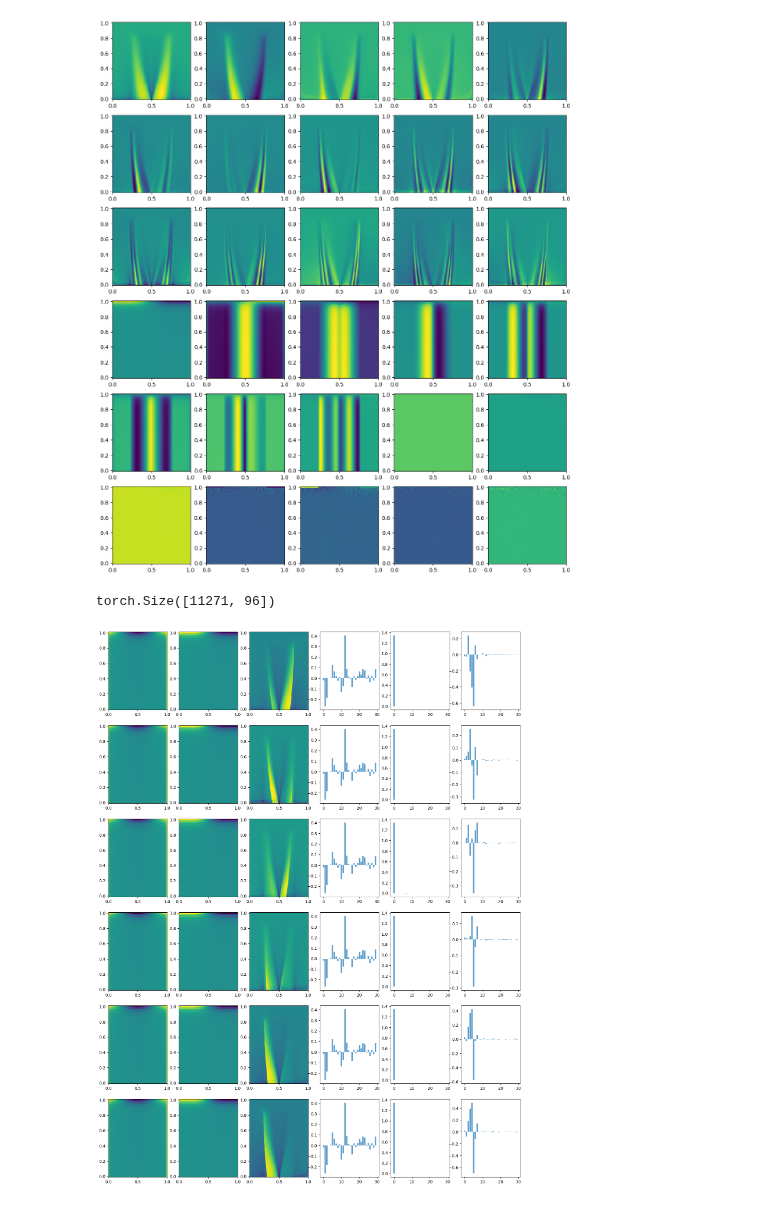
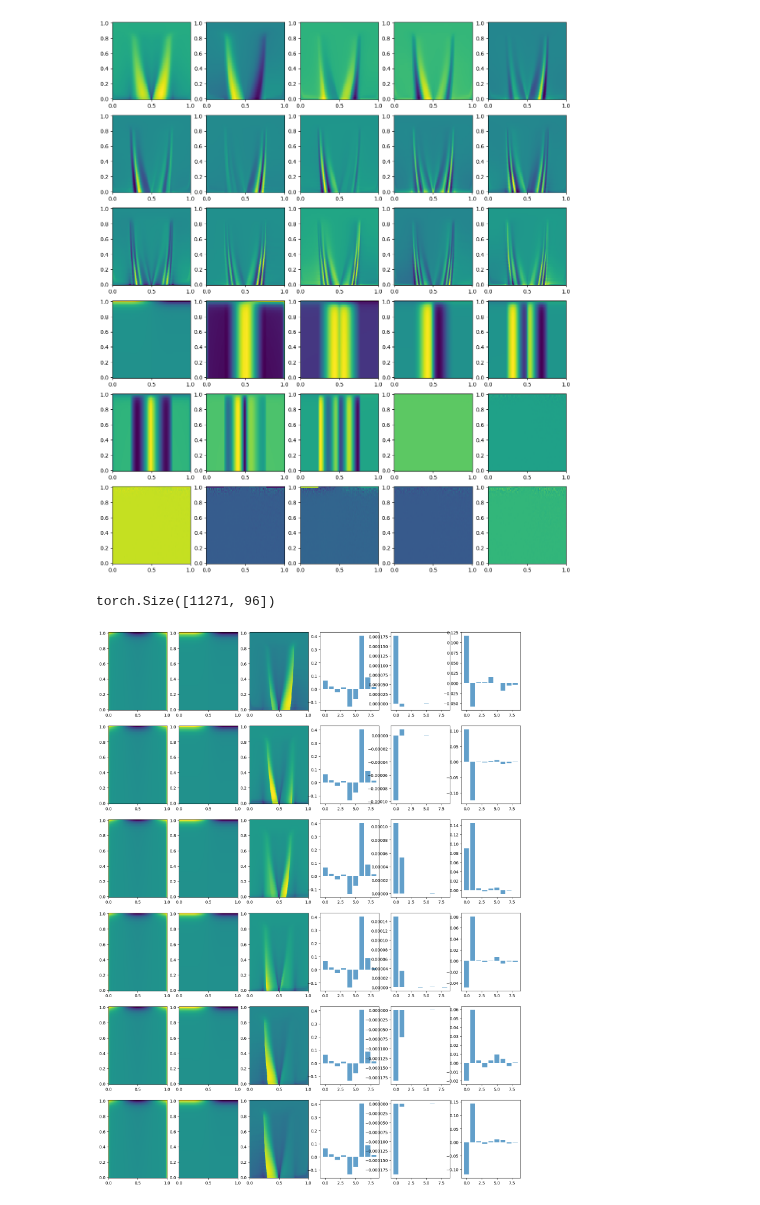
Before and after one commit to PKU-CMEGroup/NeuralOperator, a Jupyter notebook: airfoil_test/2.ipynb, the cells around one changed output. Cells and saved outputs as stored; diff of their text form; code cells hidden in the pictures.

```diff
--- a/airfoil_test/2.ipynb
+++ b/airfoil_test/2.ipynb
@@ -193,39 +194,39 @@ myloss = LpLoss(d=1, p=2, size_average=False)
 m=6
 n=6
 fig, axs = plt.subplots(m, n, figsize=(3*n,4*m))#宽度、高度
-k1=0
-k2=30
+k1=6
+k2=15
 
 # wbases = wbases_pca_out.to('cpu')
 wbases = wbases_pca_in_2.to('cpu')
 print(wbases.shape)
 with torch.no_grad():
     for index in range(m):
 
         x = x_test[index]   #221*51,3
         x = x_normalizer.encode(x).to('cpu')
         x0 = x[:,0].reshape(221,51)
         x1 = x[:,1].reshape(221,51)
 
         y = y_test[index]
         y = y_normalizer.encode(y).to('cpu')  #221*51,1
         y0 = y[:,0].reshape(221,51)
         axs[index,0].pcolormesh(grid_x.T, grid_y.T, x0)
         axs[index,1].pcolormesh(grid_x.T, grid_y.T, x1)
         axs[index,2].pcolormesh(grid_x.T, grid_y.T, y0)
         x0_hat = torch.einsum("x,xk->k", x[:,0], wbases)[k1:k2]
         x1_hat = torch.einsum("x,xk->k", x[:,1], wbases)[k1:k2]
         y_hat = torch.einsum("x,xk->k", y[:,0], wbases)[k1:k2]
         x_range = range(len(x0_hat))
         axs[index,3].bar(x_range, x0_hat,align='center', alpha=0.7)
         axs[index,4].bar(x_range, x1_hat,align='center', alpha=0.7)
         axs[index,5].bar(x_range, y_hat,align='center', alpha=0.7)
         # axs[index, 0].set_title('12'.format(index + 1),pad=2)
 
 
 # fig.suptitle('x,x0,x1,x2,x3,y', y=0.98)
 
 fig.show()
 # %% [output]
 torch.Size([11271, 96])
-[figure, old version]
+[figure, new version]
```
Also changed, not shown: parts of 1 cell of this notebook, 22 other files.
